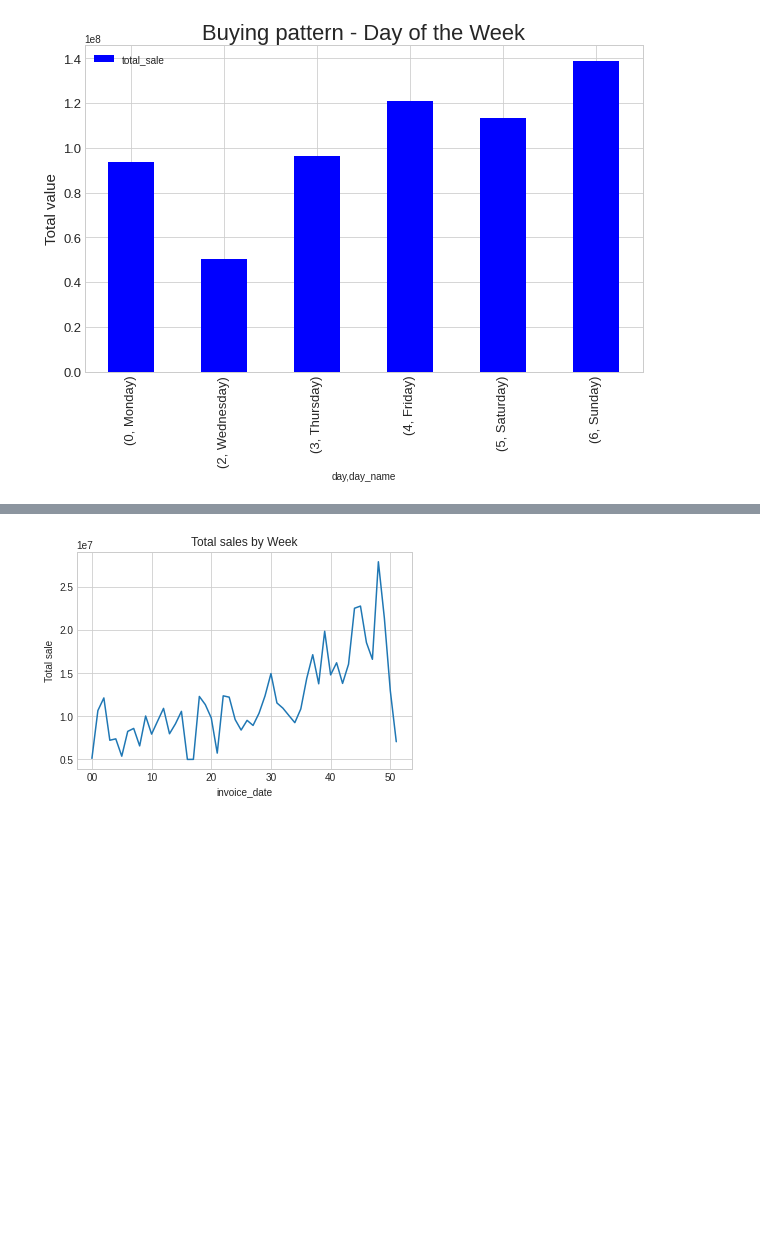
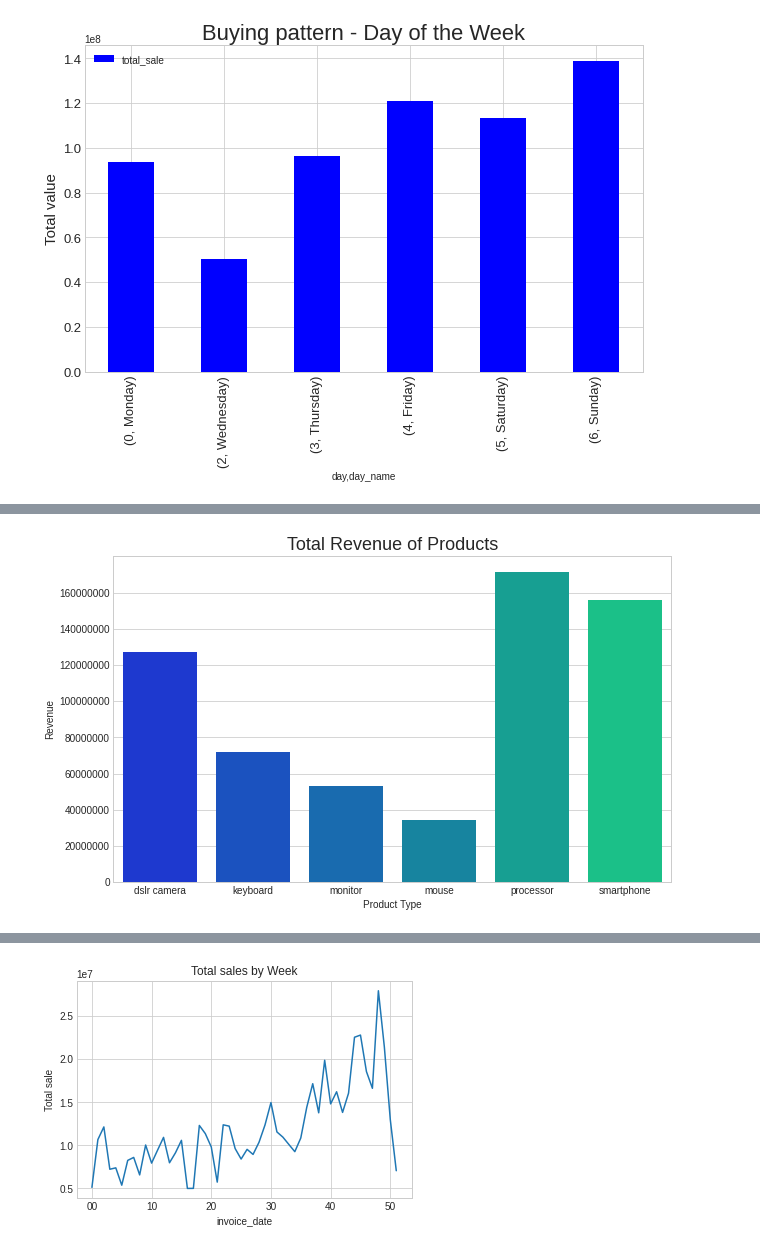
Before and after one commit to jmb-oddbook/ecom_project, a Jupyter notebook: ecom_viz.ipynb, the cells around one changed output, grey strips where cells are left out. Drawn from its saved outputs; the diff is of its cells as text; code cells hidden in the pictures; blank space fills up the shorter version.

```diff
--- a/ecom_viz.ipynb
+++ b/ecom_viz.ipynb
@@ -115,3 +138,21 @@ plt.show()
+# %%
+df_product= sales_db.groupby(["product_type"])["total_sale"].sum().reset_index()
+df_product.sort_values(by = "total_sale", ascending=False)
+
+plt.figure(figsize=(10,6))
+sb.barplot(x="product_type", y= "total_sale", data= df_product, palette = "winter")
+plt.xlabel ("Product Type")
+plt.ylabel("Revenue")
+#plt.ylim(0, 1600000)
+ax.get_yaxis().set_major_formatter(tik.FuncFormatter(lambda x, p: format(int(x), ',')))
+
+plt.ticklabel_format(style='plain', axis='y')
+plt.yticks(np.arange(0, 175000000, step=20_000_000))
+
+plt.title("Total Revenue of Products", size=18)
+plt.savefig("graphs/total_revenue_products.jpg", bbox_inches='tight')
+# %% [output]
+[figure, added]
 # %%
 # This will give a graph of total sales over all 365 days of the year
 
```
Also changed, not shown: parts of 12 cells of this notebook, 5 other files.
